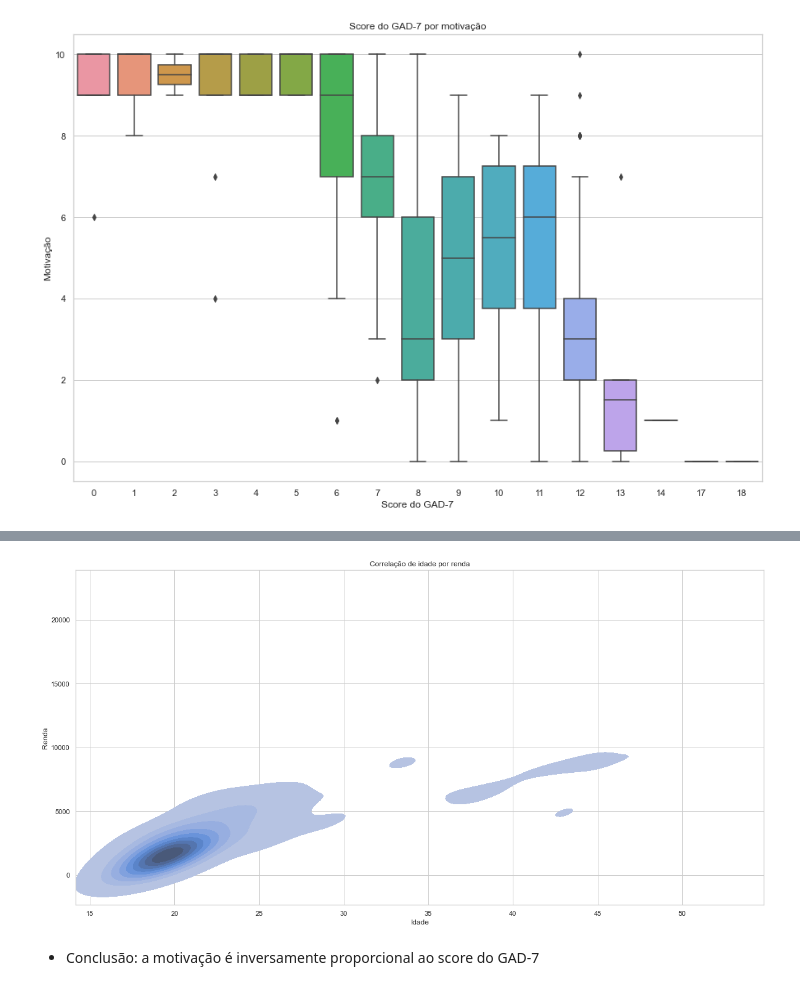
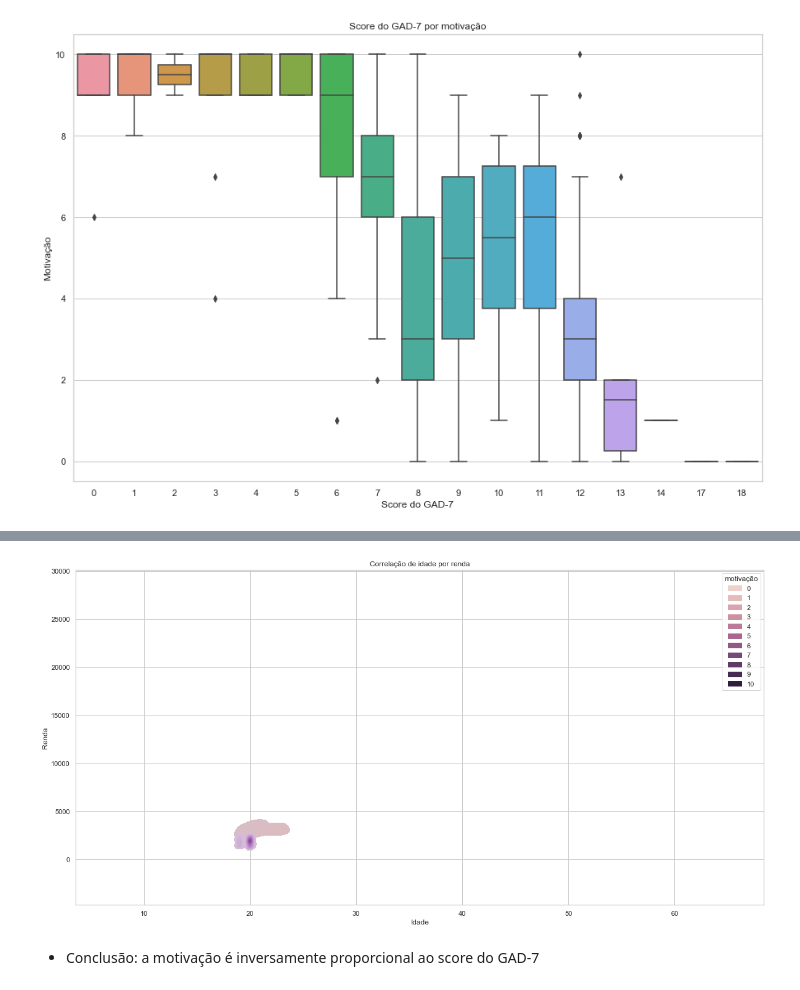
Before and after one commit to andretakeo/Projeto2_03-2023, a Jupyter notebook: Projeto #02.ipynb, the cells around one changed output, grey strips where cells are left out. Cells and saved outputs as stored; diff of their text form; code cells hidden in the pictures.

Commit message:
Gráficos com a motivação

```diff
--- a/Projeto #02.ipynb
+++ b/Projeto #02.ipynb
@@ -178,3 +178,11 @@ plt.ylabel('Motivação')
 plt.show()
 # %% [output]
 [figure]
+# %%
+sns.set_style("whitegrid")
+plt.figure(figsize=(15, 10))
+sns.boxplot(data=df, x="ano_curso", y="motivação")
+plt.title("Correlação do ano do curso com a motivação")
+plt.xlabel("Ano do curso")
+plt.ylabel("Motivação")
+plt.show()
@@ -181,15 +191,15 @@ plt.show()
 # %%
 sns.kdeplot(
-    data=df, x="idade", y="renda", fill=True,
+    data=df, x="idade", y="renda", hue="motivação", fill=True,
 )
 
 plt.title("Correlação de idade por renda")
 plt.xlabel("Idade")
 plt.ylabel("Renda")
 
 plt.show()
 # %% [output]
-[figure, old version]
+[figure, new version]
 # %% [markdown]
 * Conclusão: a motivação é inversamente proporcional ao score do GAD-7
 # %% [markdown]
```
Also changed, not shown: parts of 1 cell of this notebook.
